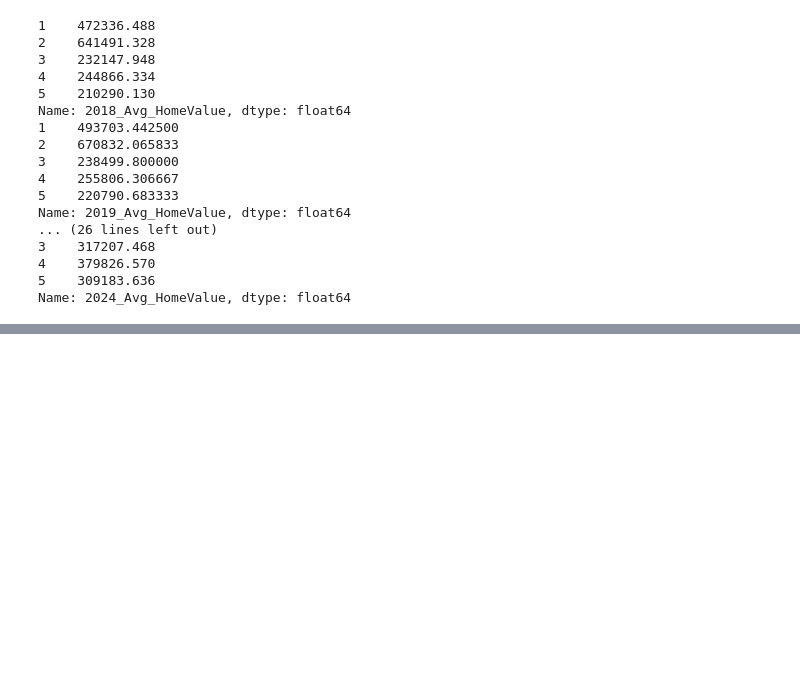
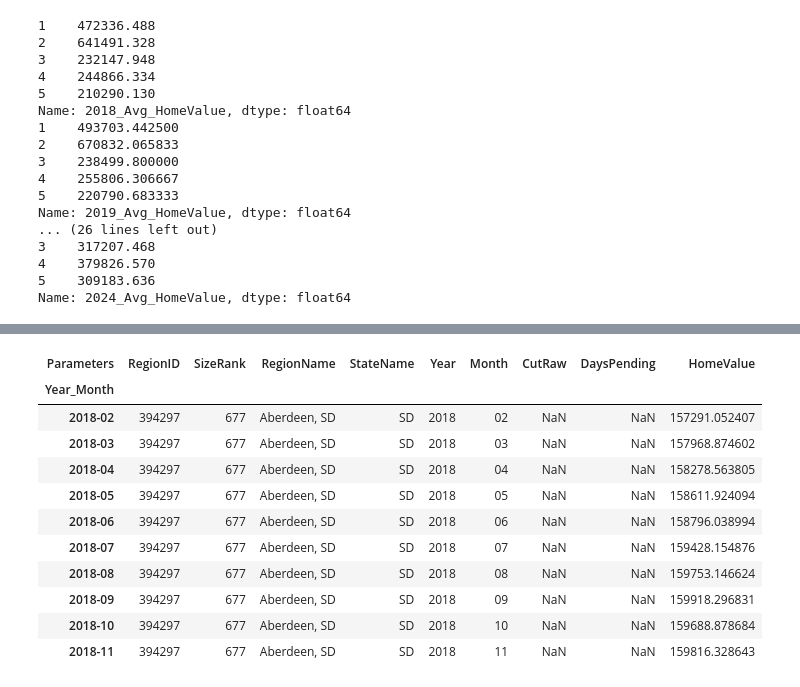
Before and after one commit to LindsClar/Capstone_2, a Jupyter notebook: Copy_of_Capstone_Two_Data_Wrangling.ipynb, the cells around one changed output, grey strips where cells are left out. Cells and saved outputs as stored; diff of their text form; code cells hidden in the pictures; blank space fills up the shorter version.

```diff
--- a/Copy_of_Capstone_Two_Data_Wrangling.ipynb
+++ b/Copy_of_Capstone_Two_Data_Wrangling.ipynb
@@ -320,0 +434,18 @@ Name: 2024_Avg_HomeValue, dtype: float64 2
+# %%
+#per the suggestion, I combined year and month. However, I'm attempt to figure out why
+df_reorganized['Year_Month'] = df_reorganized['Year'] + '-' + df_reorganized['Month']
+df_reorganized.set_index('Year_Month', inplace=True)
+df_reorganized.head(10)
+# %% [output]
+| Parameters | RegionID | SizeRank | RegionName | StateName | Year | Month | CutRaw | DaysPending | HomeValue |
+| Year_Month |  |  |  |  |  |  |  |  |  |
+| 2018-02 | 394297 | 677 | Aberdeen, SD | SD | 2018 | 02 | NaN | NaN | 157291.052407 |
+| 2018-03 | 394297 | 677 | Aberdeen, SD | SD | 2018 | 03 | NaN | NaN | 157968.874602 |
+| 2018-04 | 394297 | 677 | Aberdeen, SD | SD | 2018 | 04 | NaN | NaN | 158278.563805 |
+| 2018-05 | 394297 | 677 | Aberdeen, SD | SD | 2018 | 05 | NaN | NaN | 158611.924094 |
+| 2018-06 | 394297 | 677 | Aberdeen, SD | SD | 2018 | 06 | NaN | NaN | 158796.038994 |
+| 2018-07 | 394297 | 677 | Aberdeen, SD | SD | 2018 | 07 | NaN | NaN | 159428.154876 |
+| 2018-08 | 394297 | 677 | Aberdeen, SD | SD | 2018 | 08 | NaN | NaN | 159753.146624 |
+| 2018-09 | 394297 | 677 | Aberdeen, SD | SD | 2018 | 09 | NaN | NaN | 159918.296831 |
+| 2018-10 | 394297 | 677 | Aberdeen, SD | SD | 2018 | 10 | NaN | NaN | 159688.878684 |
+| 2018-11 | 394297 | 677 | Aberdeen, SD | SD | 2018 | 11 | NaN | NaN | 159816.328643 |
```
Also changed, not shown: parts of 18 cells of this notebook.
